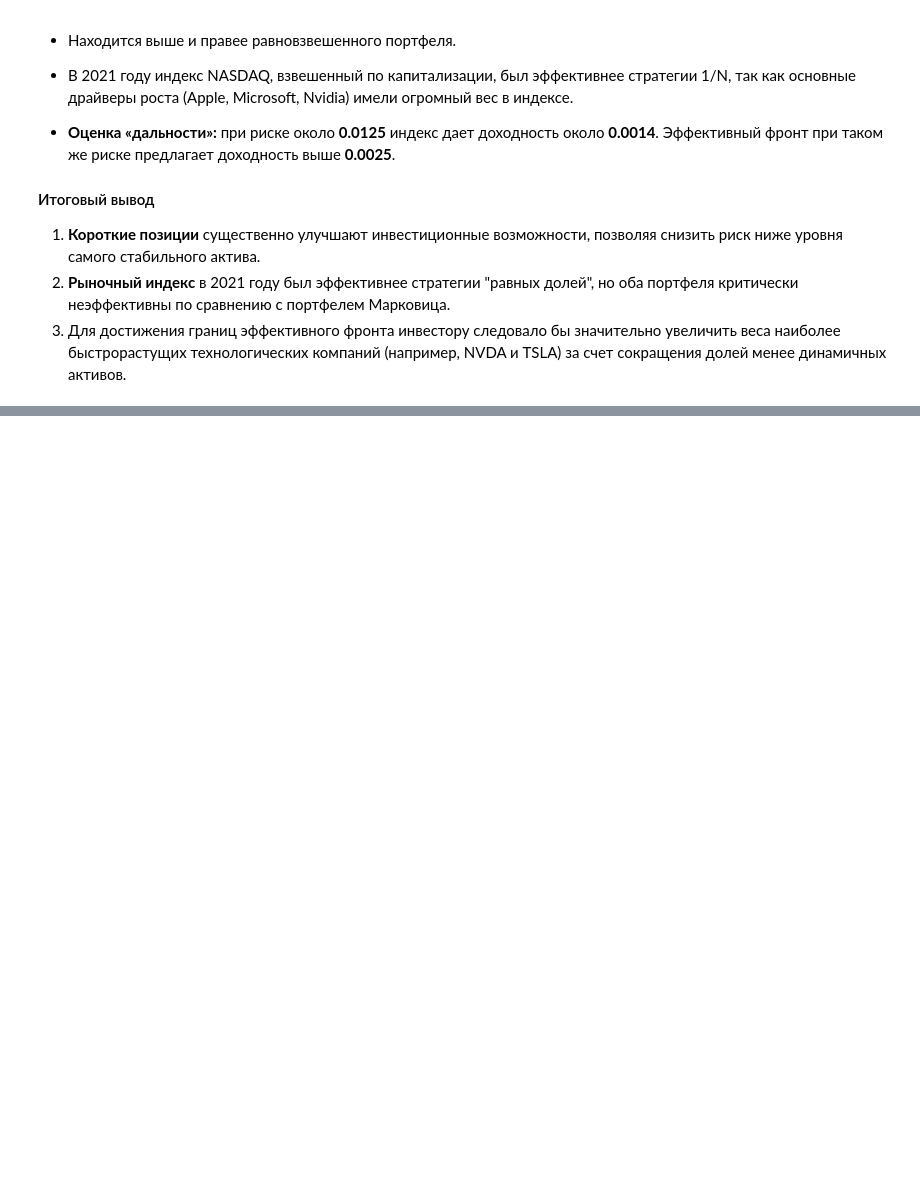
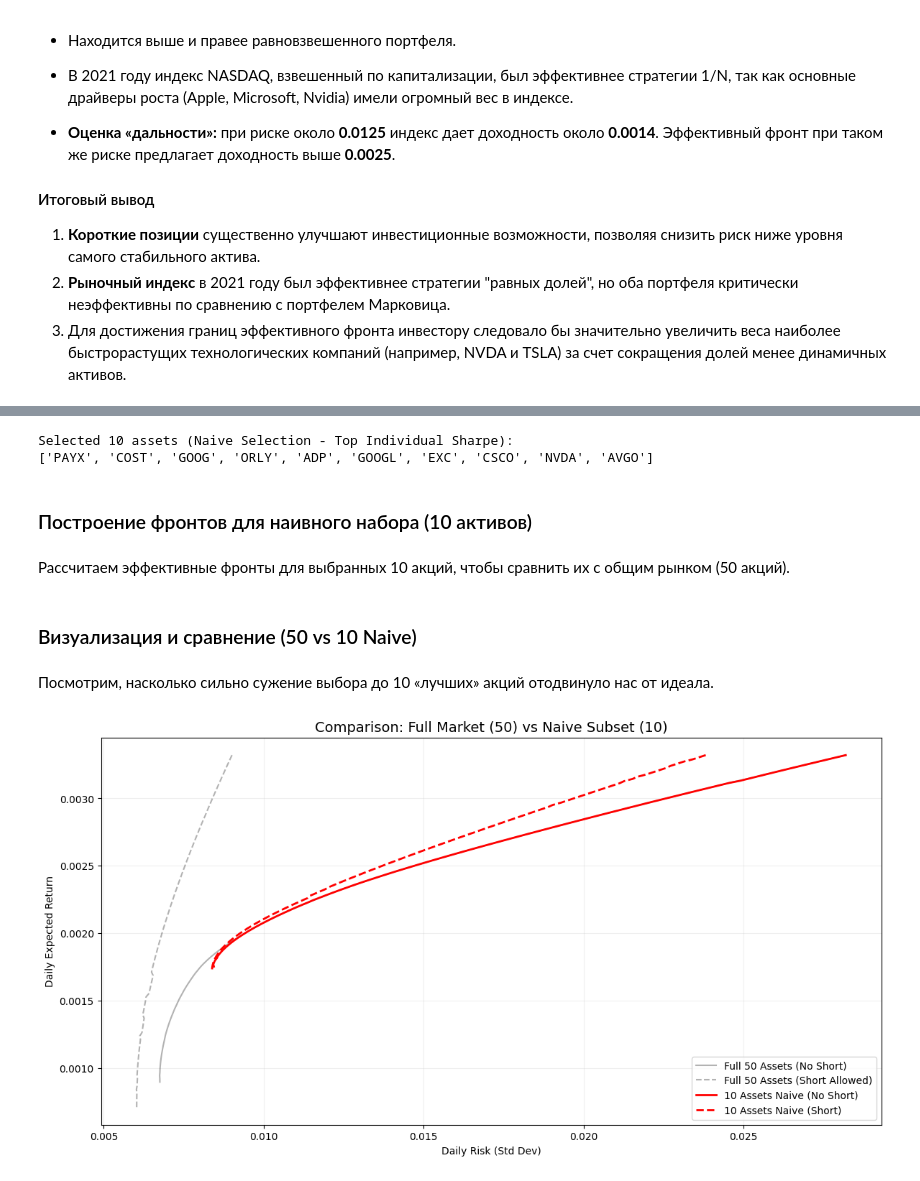
Before and after one commit to theMagusDev/NASDAQ-opt-portfolio, a Jupyter notebook: solution.ipynb, the cells around one changed output, grey strips where cells are left out. Drawn from its saved outputs; the diff is of its cells as text; code cells hidden in the pictures; blank space fills up the shorter version.

```diff
--- a/solution.ipynb
+++ b/solution.ipynb
@@ -111,12 +111,16 @@ def portfolio_performance(weights, mean_returns, cov_matrix):
 # Минимизирует риск для каждого заданного уровня доходности.
 # Использует алгоритм SLSQP из scipy.optimize, ограничения на сумму весов (=1).
 def get_efficient_frontier(mean_returns, cov_matrix, num_points=100, allow_short=False):
+    n = len(mean_returns)
+
     # Установка границ весов: (0,1) если запрещены шорты, (-1,1) если разрешены
-    bounds = tuple((-1, 1) for _ in range(len(mean_returns))) if allow_short else tuple((0, 1) for _ in range(len(mean_returns)))
+    bounds = tuple((-1, 1) for _ in range(n)) if allow_short else tuple((0, 1) for _ in range(n))
 
     # Поиск портфеля с минимальным риском (MVP)
     def min_vol_func(weights): return portfolio_performance(weights, mean_returns, cov_matrix)[1]
-    init_guess = n_assets * [1. / n_assets,]
+
+    # ИСПОЛЬЗУЕМ n ВМЕСТО n_assets
+    init_guess = n * [1. / n,]
     constraints_sum = ({'type': 'eq', 'fun': lambda x: np.sum(x) - 1})
 
     # Оптимизация
@@ -130,6 +134,7 @@ def get_efficient_frontier(mean_returns, cov_matrix, num_points=100, allow_short
 
     for tr in target_returns:
         cons = (constraints_sum, {'type': 'eq', 'fun': lambda x: portfolio_performance(x, mean_returns, cov_matrix)[0] - tr})
+        # Снова используем n для начального приближения в цикле
         opt = sco.minimize(min_vol_func, init_guess, method='SLSQP', bounds=bounds, constraints=cons)
         if opt.success:
             eff_risks.append(opt.fun)
@@ -258,0 +269,48 @@ plt.show()
+# %%
+# Calculate individual Sharpe Ratios for each of the 50 assets
+# Assuming risk-free rate = 0 for daily returns
+individual_sharpe = mu / np.sqrt(np.diag(Sigma))
+
+# Select top 10 tickers with the highest individual Sharpe Ratio
+tickers_10_naive = individual_sharpe.sort_values(ascending=False).head(10).index.tolist()
+
+print("Selected 10 assets (Naive Selection - Top Individual Sharpe):")
+print(tickers_10_naive)
+
+# Slice mu and Sigma for the naive 10-asset subset
+mu_10n = mu[tickers_10_naive]
+Sigma_10n = Sigma.loc[tickers_10_naive, tickers_10_naive]
+# %% [output]
+Selected 10 assets (Naive Selection - Top Individual Sharpe):
+['PAYX', 'COST', 'GOOG', 'ORLY', 'ADP', 'GOOGL', 'EXC', 'CSCO', 'NVDA', 'AVGO']
+# %% [markdown]
+### Построение фронтов для наивного набора (10 активов)
+# %% [markdown]
+Рассчитаем эффективные фронты для выбранных 10 акций, чтобы сравнить их с общим рынком (50 акций).
+# %%
+# Calculate frontiers for the 10-asset naive subset
+risks_10n_ns, rets_10n_ns, _ = get_efficient_frontier(mu_10n, Sigma_10n, allow_short=False)
+risks_10n_s, rets_10n_s, _ = get_efficient_frontier(mu_10n, Sigma_10n, allow_short=True)
+# %% [markdown]
+### Визуализация и сравнение (50 vs 10 Naive)
+# %% [markdown]
+Посмотрим, насколько сильно сужение выбора до 10 «лучших» акций отодвинуло нас от идеала.
+# %%
+plt.figure(figsize=(14, 7))
+
+# Plot 50-asset frontiers (Benchmark)
+plt.plot(risks_ns, rets_ns, 'k-', alpha=0.3, label='Full 50 Assets (No Short)')
+plt.plot(risks_s, rets_s, 'k--', alpha=0.3, label='Full 50 Assets (Short Allowed)')
+
+# Plot 10-asset naive frontiers
+plt.plot(risks_10n_ns, rets_10n_ns, 'r-', linewidth=2, label='10 Assets Naive (No Short)')
+plt.plot(risks_10n_s, rets_10n_s, 'r--', linewidth=2, label='10 Assets Naive (Short)')
+
+plt.title('Comparison: Full Market (50) vs Naive Subset (10)', fontsize=14)
+plt.xlabel('Daily Risk (Std Dev)')
+plt.ylabel('Daily Expected Return')
+plt.legend()
+plt.grid(True, alpha=0.2)
+plt.show()
+# %% [output]
+[figure, added]
```
Also changed, not shown: parts of 19 cells of this notebook.
